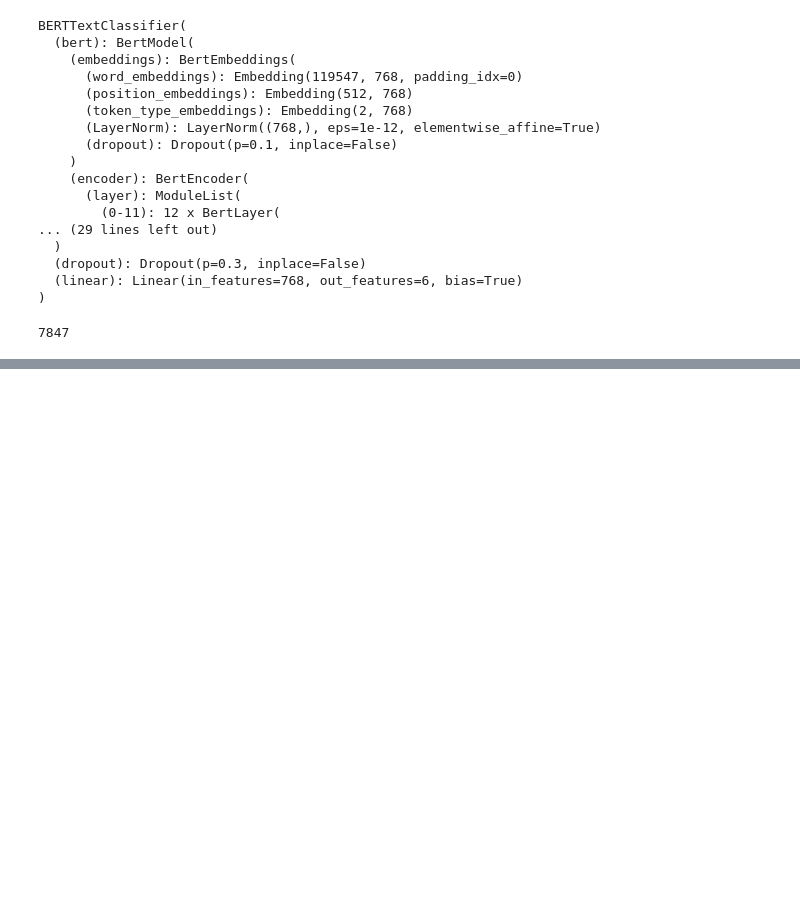
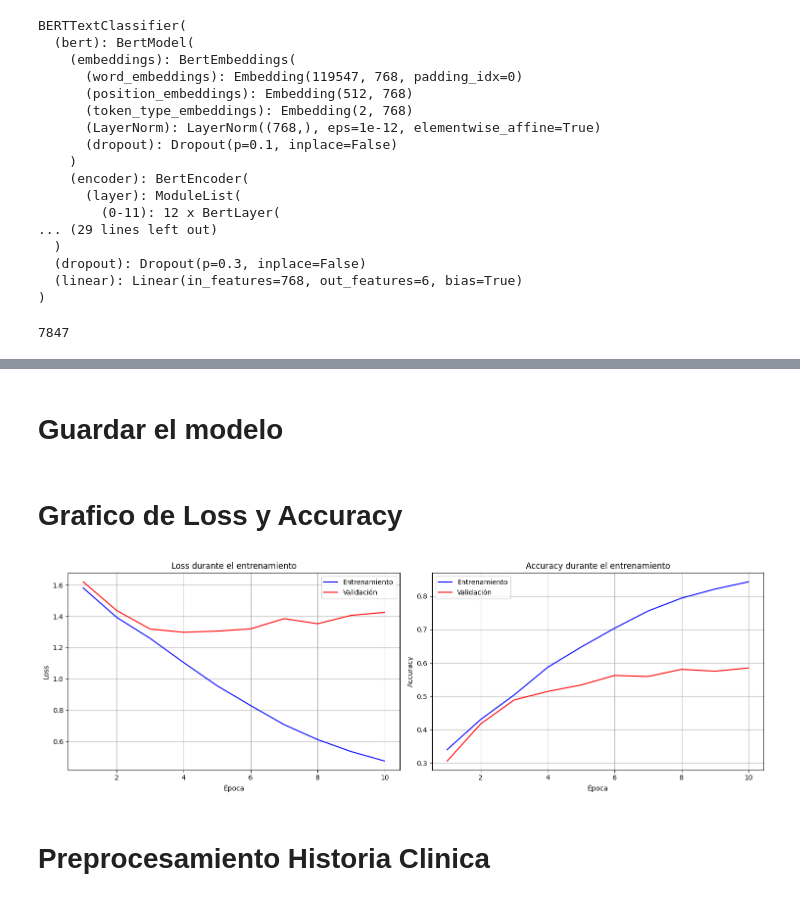
Before and after one commit to JohanSebax/BERT_NLP-Text-Classification-Final-Proyect-, a Jupyter notebook: BERT_Model.ipynb, the cells around one changed output, grey strips where cells are left out. Drawn from its saved outputs; the diff is of its cells as text; code cells hidden in the pictures; blank space fills up the shorter version.

Commit message:
Added code to save model and generate training validation metrics

```diff
--- a/BERT_Model.ipynb
+++ b/BERT_Model.ipynb
@@ -10,7 +10,7 @@ from textwrap import wrap
 # %%
 # Inicialization of the BERT model
 RANDOM_SEED = 42
-MAX_LEN = 500
+MAX_LEN = 512 # Máximo de tokens por secuencia
 BATCH_SIZE = 16
 DATASET_PATH = "historias_clinicas_procesadas.xlsx"
 NCLASS = 6
@@ -306,9 +284,8 @@ BERTTextClassifier(
 # %%
 # ENTRENAMIENTO
 
-EPOCHS = 5
+EPOCHS = 10
 optimizer = optim.AdamW(model.parameters(), lr=2e-5)
-# total_steps = (train_data_loader.batch_size) * EPOCHS
 total_steps = len(train_data_loader) * EPOCHS
 scheduler = get_linear_schedule_with_warmup(
     optimizer,
@@ -316,7 +293,7 @@ scheduler = get_linear_schedule_with_warmup(
     num_training_steps = total_steps
 )
 
-loss_fn = nn.CrossEntropyLoss().to(device)
+loss_fn = nn.CrossEntropyLoss().to(device) # Función de pérdida para clasificación multiclase
 # %%
 # Iteracion de Entranamiento
 
@@ -362,6 +339,12 @@ len(df_train)
 # %%
 import time
 from tqdm.notebook import tqdm
+
+# Lista para almacenar metricas de entrenamiento
+train_losses_history = []
+train_accuracies_history = []
+val_losses_history = []
+val_accuracies_history = []
 
 # Entrenamiento del Modelo con barras de progreso
 for epoch in range(EPOCHS):
@@ -424,6 +407,12 @@ for epoch in range(EPOCHS):
   test_acc = test_correct.double() / test_total
   test_loss = np.mean(test_losses)
 
+  # Almacenar métricas de la época
+  train_losses_history.append(train_loss)
+  train_accuracies_history.append(train_acc.item())
+  val_losses_history.append(test_loss)
+  val_accuracies_history.append(test_acc.item())
+
   end_time = time.time()
 
   print("Entramiento: Loss: {:.4f}, accuracy: {:.4f}".format(train_loss, train_acc))
@@ -462,0 +482,2 @@ Tiempo de la época: 1630.03 segundos
+# %% [markdown]
+# Guardar el modelo
@@ -462,0 +490,37 @@ Tiempo de la época: 1630.03 segundos
+# %% [markdown]
+# Grafico de Loss y Accuracy
+# %%
+# Grafico de Loss y Accuracy
+import matplotlib.pyplot as plt
+
+epochs = range(1, EPOCHS + 1)
+
+fig, (ax1, ax2) = plt.subplots(1, 2, figsize=(15, 5))
+
+# Loss plot
+ax1.plot(epochs, train_losses_history, "b-", label="Entrenamiento")
+ax1.plot(epochs, val_losses_history, "r-", label="Validación")
+ax1.set_title("Loss durante el entrenamiento")
+ax1.set_xlabel("Época")
+ax1.set_ylabel("Loss")
+ax1.legend()
+ax1.grid(True)
+
+# Accuracy plot
+ax2.plot(epochs, train_accuracies_history, "b-", label="Entrenamiento")
+ax2.plot(epochs, val_accuracies_history, "r-", label="Validación")
+ax2.set_title("Accuracy durante el entrenamiento")
+ax2.set_xlabel("Época")
+ax2.set_ylabel("Accuracy")
+ax2.legend()
+ax2.grid(True)
+
+plt.tight_layout()
+
+# Guardar la figura
+plt.savefig("training_validation_metrics.png", dpi=300, bbox_inches="tight")
+plt.show()
+# %% [output]
+[figure, added]
+# %% [markdown]
+# Preprocesamiento Historia Clinica
```
Also changed, not shown: parts of 18 cells of this notebook, 14 other files.
